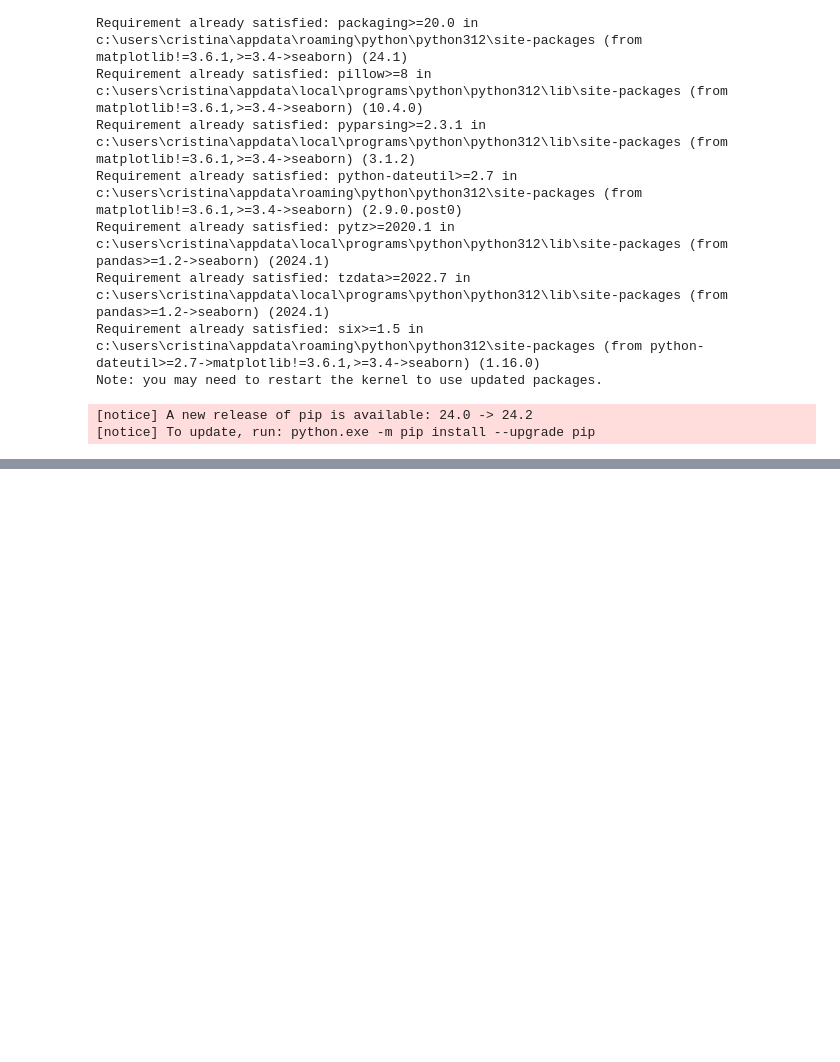
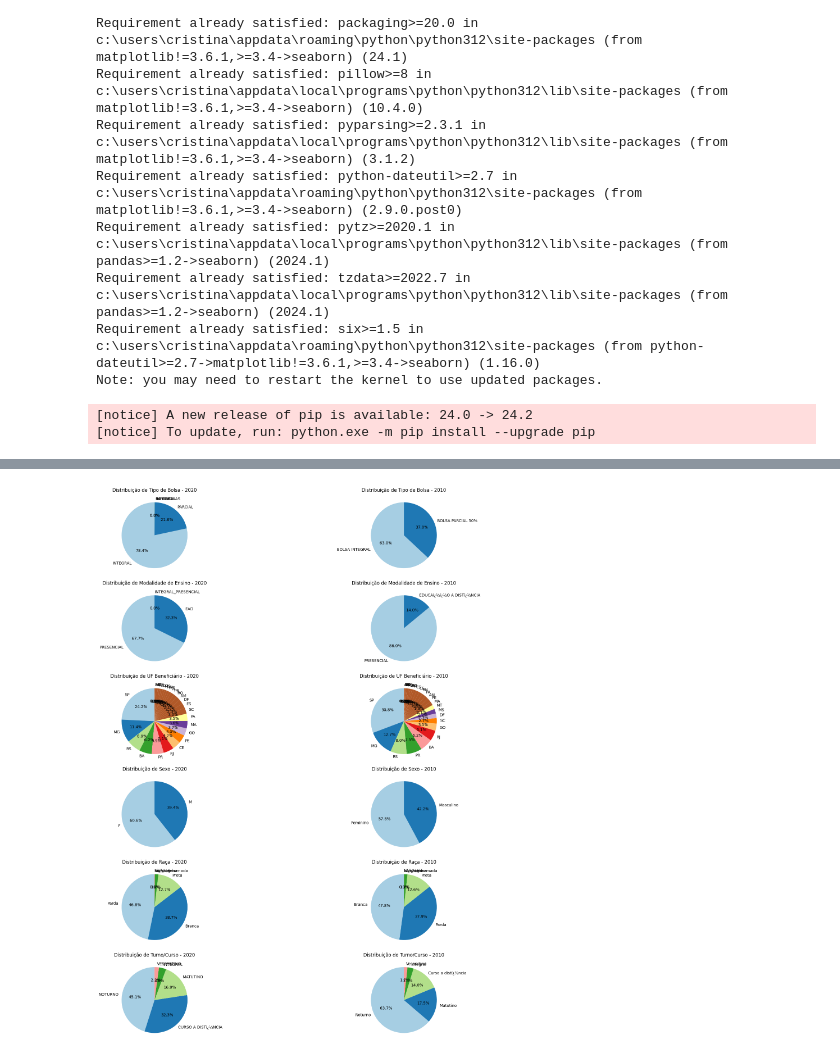
Before and after one commit to cristinaajs/DesafioAnaliseDadosPython, a Jupyter notebook: Dados_Analise.ipynb, the cells around one changed output, grey strips where cells are left out. Drawn from its saved outputs; the diff is of its cells as text; code cells hidden in the pictures; blank space fills up the shorter version.

```diff
--- a/Dados_Analise.ipynb
+++ b/Dados_Analise.ipynb
@@ -322,0 +393,72 @@ Name: count, dtype: int64
+# %%
+
+# Contagem das categorias para cada variável e ano
+distribuicao_tipo_bolsa_2020 = df20['TIPO_BOLSA'].value_counts()
+distribuicao_modalidade_ensino_2020 = df20['MODALIDADE_ENSINO_BOLSA'].value_counts()
+distribuicao_uf_beneficiario_2020 = df20['UF_BENEFICIARIO'].value_counts()
+distribuicao_sexo_beneficiario_2020 = df20['SEXO_BENEFICIARIO'].value_counts()
+distribuicao_raca_beneficiario_2020 = df20['RACA_BENEFICIARIO'].value_counts()
+distribuicao_turno_curso_beneficiario_2020 = df20['NOME_TURNO_CURSO_BOLSA'].value_counts()
+
+distribuicao_tipo_bolsa_2010 = df10['TIPO_BOLSA'].value_counts()
+distribuicao_modalidade_ensino_2010 = df10['MODALIDADE_ENSINO_BOLSA'].value_counts()
+distribuicao_uf_beneficiario_2010 = df10['SIGLA_UF_BENEFICIARIO_BOLSA'].value_counts()
+distribuicao_sexo_beneficiario_2010 = df10['SEXO_BENEFICIARIO_BOLSA'].value_counts()
+distribuicao_raca_beneficiario_2010 = df10['RACA_BENEFICIARIO_BOLSA'].value_counts()
+distribuicao_turno_curso_beneficiario_2010 = df10['NOME_TURNO_CURSO_BOLSA'].value_counts()
+
+# Criar gráficos de pizza para o ano de 2020 e 2010
+plt.figure(figsize=(22, 20))
+
+plt.subplot(6, 2, 1)
+plt.pie(distribuicao_tipo_bolsa_2020, labels=distribuicao_tipo_bolsa_2020.index, autopct='%1.1f%%', startangle=90, colors=plt.cm.Paired(range(len(distribuicao_tipo_bolsa_2020))))
+plt.title('Distribuição de Tipo de Bolsa - 2020')
+
+plt.subplot(6, 2, 2)
+plt.pie(distribuicao_tipo_bolsa_2010, labels=distribuicao_tipo_bolsa_2010.index, autopct='%1.1f%%', startangle=90, colors=plt.cm.Paired(range(len(distribuicao_tipo_bolsa_2010))))
+plt.title('Distribuição de Tipo de Bolsa - 2010')
+
+plt.subplot(6, 2, 3)
+plt.pie(distribuicao_modalidade_ensino_2020, labels=distribuicao_modalidade_ensino_2020.index, autopct='%1.1f%%', startangle=90, colors=plt.cm.Paired(range(len(distribuicao_modalidade_ensino_2020))))
+plt.title('Distribuição de Modalidade de Ensino - 2020')
+
+plt.subplot(6, 2, 4)
+plt.pie(distribuicao_modalidade_ensino_2010, labels=distribuicao_modalidade_ensino_2010.index, autopct='%1.1f%%', startangle=90, colors=plt.cm.Paired(range(len(distribuicao_modalidade_ensino_2010))))
+plt.title('Distribuição de Modalidade de Ensino - 2010')
+
+plt.subplot(6, 2, 5)
+plt.pie(distribuicao_uf_beneficiario_2020, labels=distribuicao_uf_beneficiario_2020.index, autopct='%1.1f%%', startangle=90, colors=plt.cm.Paired(range(len(distribuicao_uf_beneficiario_2020))))
+plt.title('Distribuição de UF Beneficiário - 2020')
+
+plt.subplot(6, 2, 6)
+plt.pie(distribuicao_uf_beneficiario_2010, labels=distribuicao_uf_beneficiario_2010.index, autopct='%1.1f%%', startangle=90, colors=plt.cm.Paired(range(len(distribuicao_uf_beneficiario_2010))))
+plt.title('Distribuição de UF Beneficiário - 2010')
+
+plt.subplot(6, 2, 7)
+plt.pie(distribuicao_sexo_beneficiario_2020, labels=distribuicao_sexo_beneficiario_2020.index, autopct='%1.1f%%', startangle=90, colors=plt.cm.Paired(range(len(distribuicao_sexo_beneficiario_2020))))
+plt.title('Distribuição de Sexo - 2020')
+
+plt.subplot(6, 2, 8)
+plt.pie(distribuicao_sexo_beneficiario_2010, labels=distribuicao_sexo_beneficiario_2010.index, autopct='%1.1f%%', startangle=90, colors=plt.cm.Paired(range(len(distribuicao_sexo_beneficiario_2010))))
+plt.title('Distribuição de Sexo - 2010')
+
+plt.subplot(6, 2, 9)
+plt.pie(distribuicao_raca_beneficiario_2020, labels=distribuicao_raca_beneficiario_2020.index, autopct='%1.1f%%', startangle=90, colors=plt.cm.Paired(range(len(distribuicao_raca_beneficiario_2020))))
+plt.title('Distribuição de Raça - 2020')
+
+plt.subplot(6, 2, 10)
+plt.pie(distribuicao_raca_beneficiario_2010, labels=distribuicao_raca_beneficiario_2010.index, autopct='%1.1f%%', startangle=90, colors=plt.cm.Paired(range(len(distribuicao_raca_beneficiario_2010))))
+plt.title('Distribuição de Raça - 2010')
+
+plt.subplot(6, 2, 11)
+plt.pie(distribuicao_turno_curso_beneficiario_2020, labels=distribuicao_turno_curso_beneficiario_2020.index, autopct='%1.1f%%', startangle=90, colors=plt.cm.Paired(range(len(distribuicao_turno_curso_beneficiario_2020))))
+plt.title('Distribuição de Turno/Curso - 2020')
+
+plt.subplot(6, 2, 12)
+plt.pie(distribuicao_turno_curso_beneficiario_2010, labels=distribuicao_turno_curso_beneficiario_2010.index, autopct='%1.1f%%', startangle=90, colors=plt.cm.Paired(range(len(distribuicao_turno_curso_beneficiario_2010))))
+plt.title('Distribuição de Turno/Curso - 2010')
+
+plt.tight_layout()
+plt.show()
+# %% [output]
+[figure, added]
```
Also changed, not shown: parts of 54 cells of this notebook.
